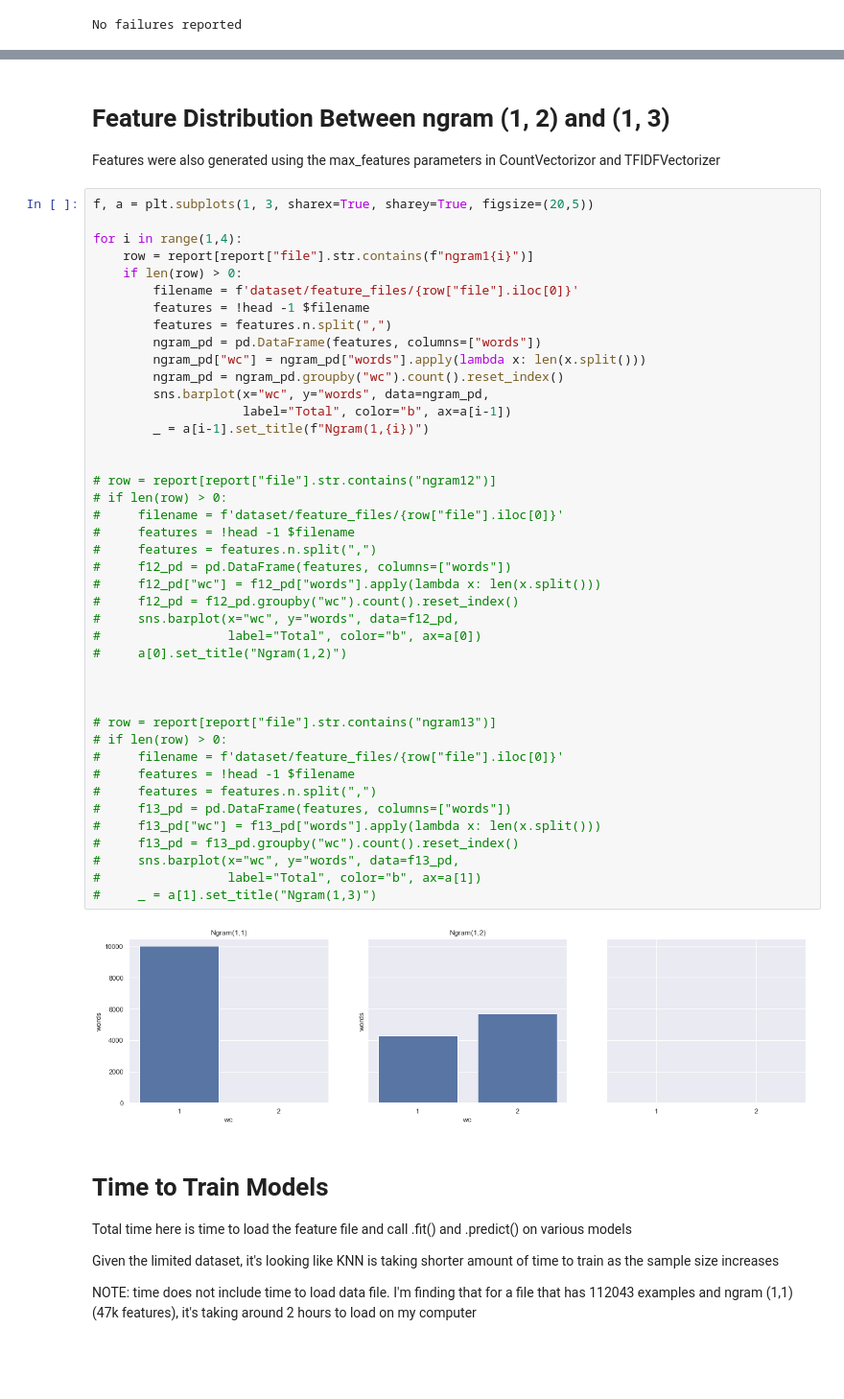
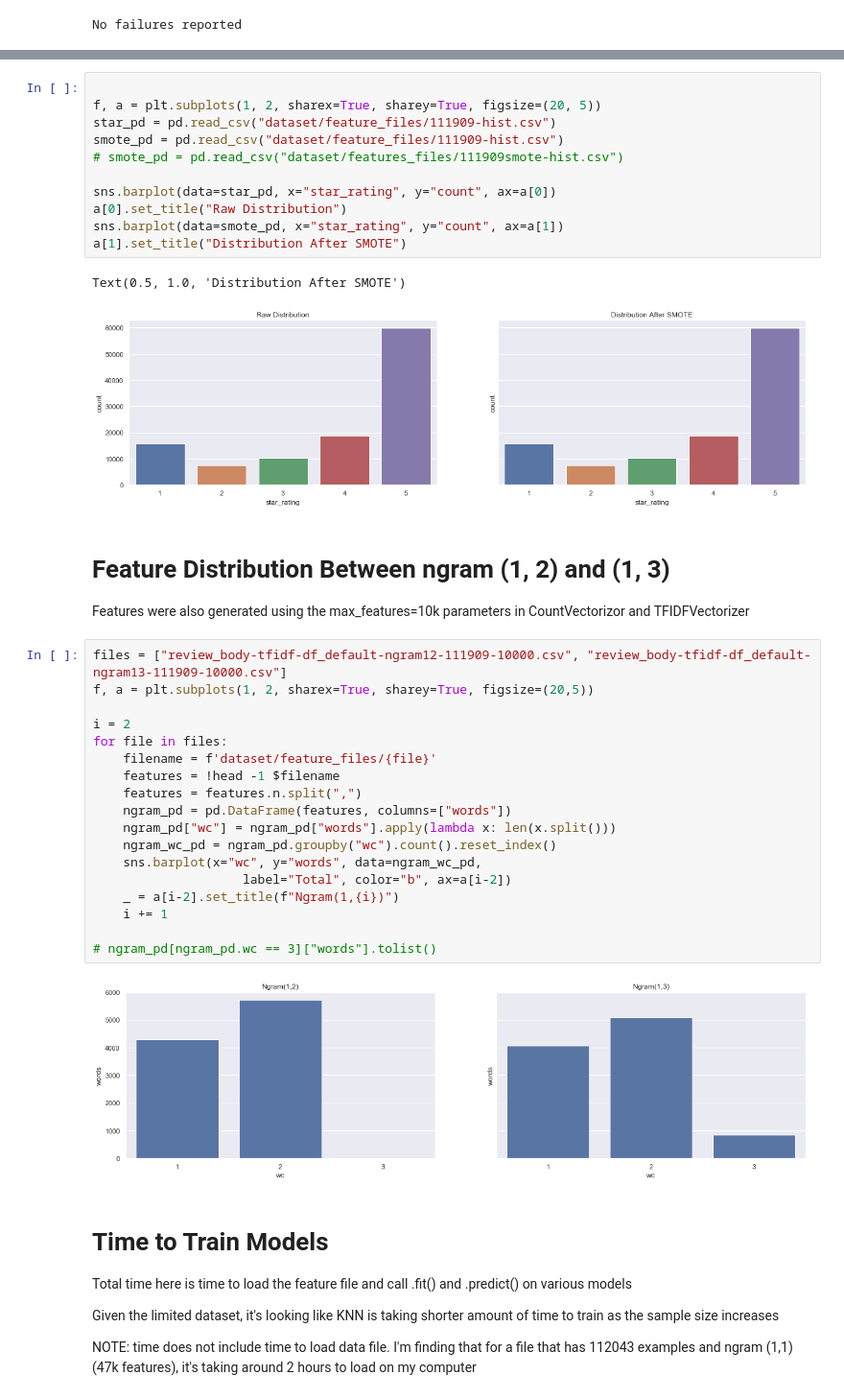
Before and after one commit to sv650s/sb-capstone, a Jupyter notebook: analyze_classification_results-template.ipynb, the cells around one changed output, grey strips where cells are left out. Shown: that part at 96% size. Drawn from its saved outputs; the diff is of its cells as text; blank space fills up the shorter version.

```diff
--- a/analyze_classification_results-template.ipynb
+++ b/analyze_classification_results-template.ipynb
@@ -177,51 +173,41 @@ No failures reported
+# %%
+
+f, a = plt.subplots(1, 2, sharex=True, sharey=True, figsize=(20, 5))
+star_pd = pd.read_csv("dataset/feature_files/111909-hist.csv")
+smote_pd = pd.read_csv("dataset/feature_files/111909-hist.csv")
+# smote_pd = pd.read_csv("dataset/features_files/111909smote-hist.csv")
+
+sns.barplot(data=star_pd, x="star_rating", y="count", ax=a[0])
+a[0].set_title("Raw Distribution")
+sns.barplot(data=smote_pd, x="star_rating", y="count", ax=a[1])
+a[1].set_title("Distribution After SMOTE")
+# %% [output]
+Text(0.5, 1.0, 'Distribution After SMOTE')
+[figure, added]
 # %% [markdown]
 # Feature Distribution Between ngram (1, 2) and (1, 3)
 
-Features were also generated using the max_features parameters in CountVectorizor and TFIDFVectorizer
+Features were also generated using the max_features=10k parameters in CountVectorizor and TFIDFVectorizer
-# %%
-f, a = plt.subplots(1, 3, sharex=True, sharey=True, figsize=(20,5))
-
-for i in range(1,4):
-    row = report[report["file"].str.contains(f"ngram1{i}")]
-    if len(row) > 0:
-        filename = f'dataset/feature_files/{row["file"].iloc[0]}'
-        features = !head -1 $filename
-        features = features.n.split(",")
-        ngram_pd = pd.DataFrame(features, columns=["words"])
-        ngram_pd["wc"] = ngram_pd["words"].apply(lambda x: len(x.split()))
-        ngram_pd = ngram_pd.groupby("wc").count().reset_index()
-        sns.barplot(x="wc", y="words", data=ngram_pd,
-                    label="Total", color="b", ax=a[i-1])
-        _ = a[i-1].set_title(f"Ngram(1,{i})")
-
-
-# row = report[report["file"].str.contains("ngram12")]
-# if len(row) > 0:
-#     filename = f'dataset/feature_files/{row["file"].iloc[0]}'
-#     features = !head -1 $filename
-#     features = features.n.split(",")
-#     f12_pd = pd.DataFrame(features, columns=["words"])
-#     f12_pd["wc"] = f12_pd["words"].apply(lambda x: len(x.split()))
-#     f12_pd = f12_pd.groupby("wc").count().reset_index()
-#     sns.barplot(x="wc", y="words", data=f12_pd,
-#                 label="Total", color="b", ax=a[0])
-#     a[0].set_title("Ngram(1,2)")
-
-
-
-# row = report[report["file"].str.contains("ngram13")]
-# if len(row) > 0:
-#     filename = f'dataset/feature_files/{row["file"].iloc[0]}'
-#     features = !head -1 $filename
-#     features = features.n.split(",")
-#     f13_pd = pd.DataFrame(features, columns=["words"])
-#     f13_pd["wc"] = f13_pd["words"].apply(lambda x: len(x.split()))
-#     f13_pd = f13_pd.groupby("wc").count().reset_index()
-#     sns.barplot(x="wc", y="words", data=f13_pd,
-#                 label="Total", color="b", ax=a[1])
-#     _ = a[1].set_title("Ngram(1,3)")
-# %% [output]
-[figure, removed]
+# %%
+files = ["review_body-tfidf-df_default-ngram12-111909-10000.csv", "review_body-tfidf-df_default-ngram13-111909-10000.csv"]
+f, a = plt.subplots(1, 2, sharex=True, sharey=True, figsize=(20,5))
+
+i = 2
+for file in files:
+    filename = f'dataset/feature_files/{file}'
+    features = !head -1 $filename
+    features = features.n.split(",")
+    ngram_pd = pd.DataFrame(features, columns=["words"])
+    ngram_pd["wc"] = ngram_pd["words"].apply(lambda x: len(x.split()))
+    ngram_wc_pd = ngram_pd.groupby("wc").count().reset_index()
+    sns.barplot(x="wc", y="words", data=ngram_wc_pd,
+                    label="Total", color="b", ax=a[i-2])
+    _ = a[i-2].set_title(f"Ngram(1,{i})")
+    i += 1
+
+# ngram_pd[ngram_pd.wc == 3]["words"].tolist()
+# %% [output]
+[figure, added]
 # %% [markdown]
 # Time to Train Models
 Total time here is time to load the feature file and call .fit() and .predict() on various models
```
Also changed, not shown: parts of 22 cells of this notebook, 7 other files.
